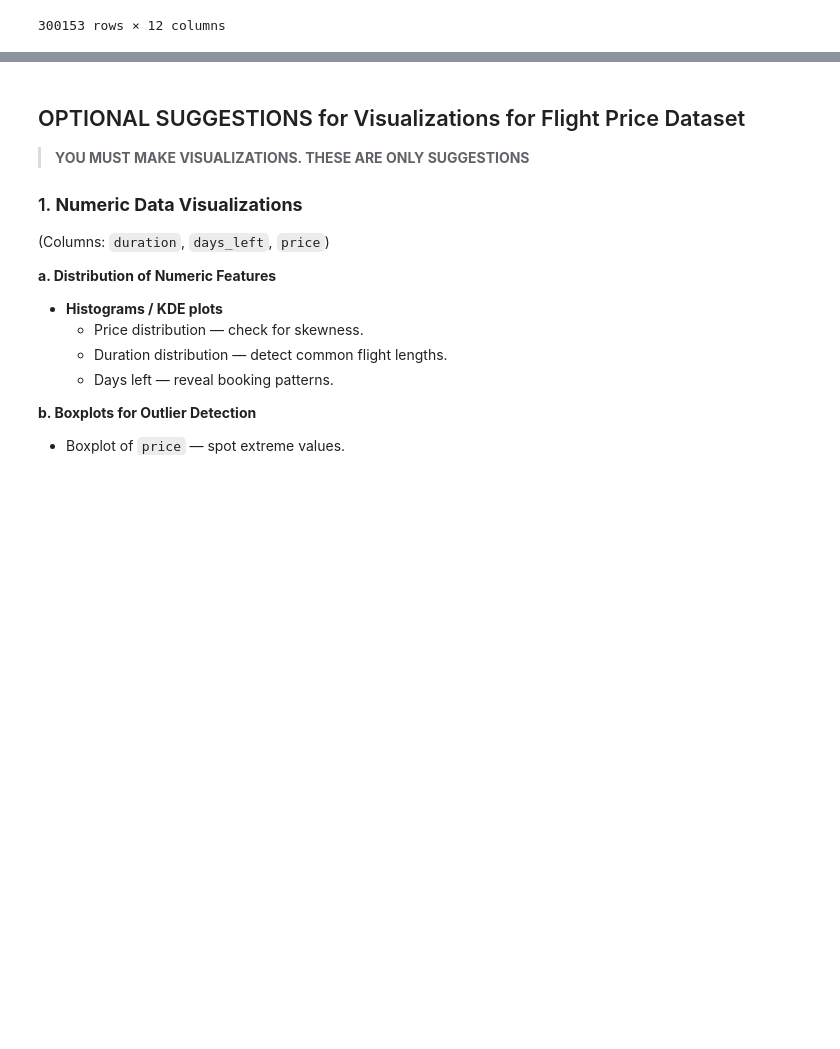
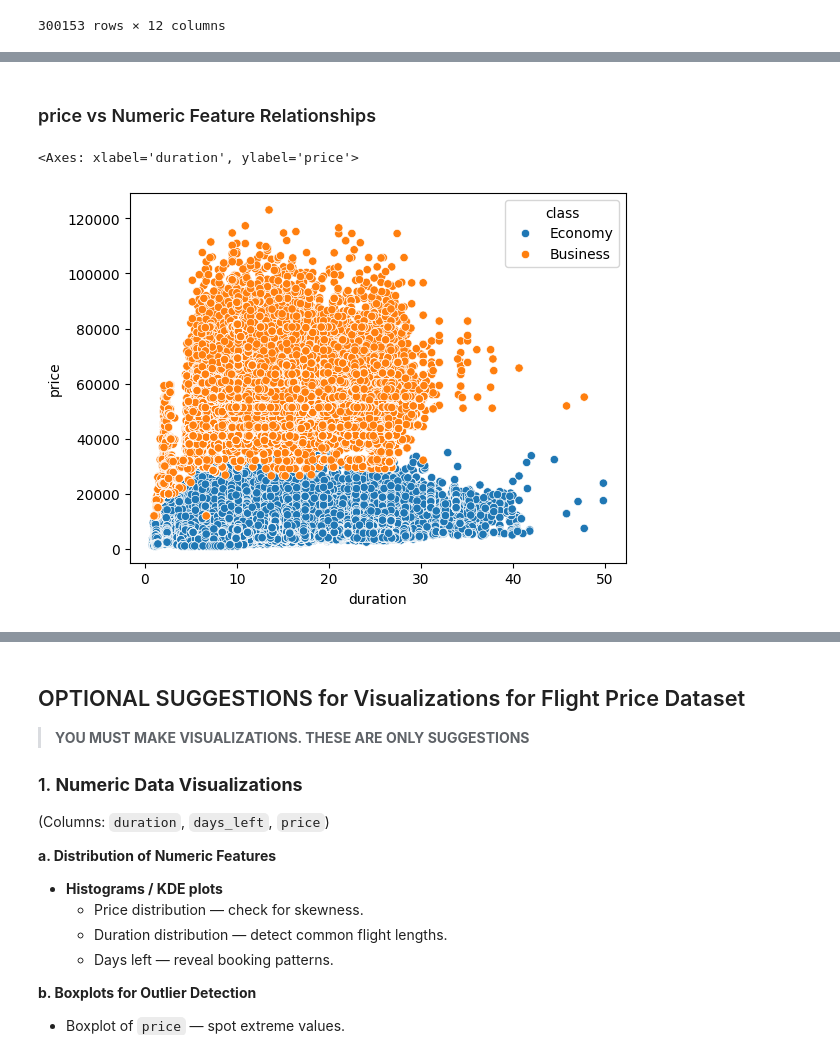
Before and after one commit to belalmohsen13/Machine_Learning, a Jupyter notebook: regression /Regression_Task.ipynb, the cells around one changed output, grey strips where cells are left out. Drawn from its saved outputs; the diff is of its cells as text; code cells hidden in the pictures; blank space fills up the shorter version.

```diff
--- a/regression /Regression_Task.ipynb
+++ b/regression /Regression_Task.ipynb
@@ -294,0 +444,7 @@ df
+# %% [markdown]
+### price vs Numeric Feature Relationships
+# %%
+sns.scatterplot(x=df['duration'],y=df['price'],hue=df['class'])
+# %% [output]
+<Axes: xlabel='duration', ylabel='price'>
+[figure, added]
```
Also changed, not shown: parts of 47 cells of this notebook.
